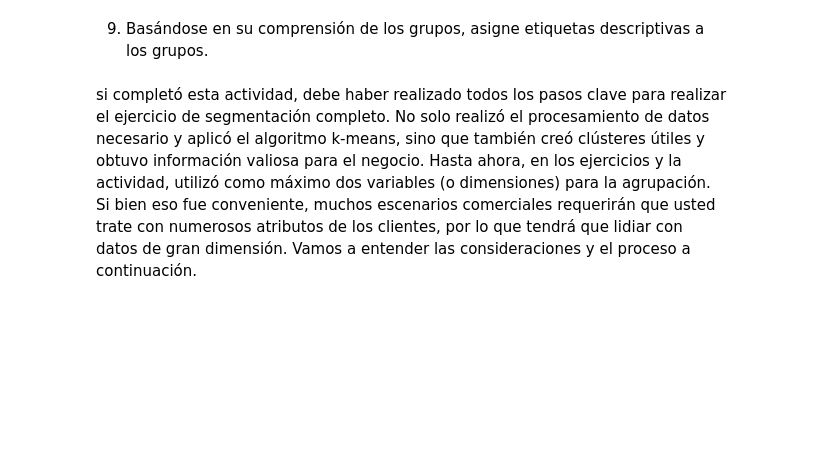
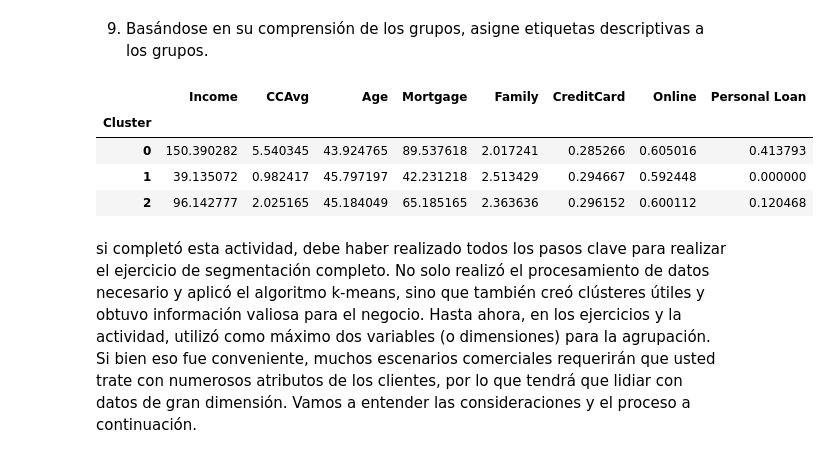
Before and after one commit to limspiga/customer-analytics, a Jupyter notebook: week-2a/customer_analytics_week_2a.ipynb, the cells around one changed output. Saved outputs shown, nothing was run; the diff lists cells and outputs as text; code cells hidden in the pictures; blank space fills up the shorter version.

```diff
--- a/week-2a/customer_analytics_week_2a.ipynb
+++ b/week-2a/customer_analytics_week_2a.ipynb
@@ -615,9 +663,14 @@ plt.show()
 
 9. Basándose en su comprensión de los grupos, asigne etiquetas descriptivas a los grupos.
 # %%
-sel_cols = ['Income', 'CCAvg', 'Age', 'Mortgage', 'Family', \
-            'CreditCard', 'Online', 'Personal Loan']
+sel_cols = ['Income', 'CCAvg', 'Age', 'Mortgage', 'Family', 'CreditCard', 'Online', 'Personal Loan']
 bank0.groupby('Cluster')[sel_cols].mean()
+# %% [output]
+|  | Income | CCAvg | Age | Mortgage | Family | CreditCard | Online | Personal Loan |
+| Cluster |  |  |  |  |  |  |  |  |
+| 0 | 150.390282 | 5.540345 | 43.924765 | 89.537618 | 2.017241 | 0.285266 | 0.605016 | 0.413793 |
+| 1 | 39.135072 | 0.982417 | 45.797197 | 42.231218 | 2.513429 | 0.294667 | 0.592448 | 0.000000 |
+| 2 | 96.142777 | 2.025165 | 45.184049 | 65.185165 | 2.363636 | 0.296152 | 0.600112 | 0.120468 |
 # %% [markdown]
 
 
```
Also changed, not shown: parts of 14 cells of this notebook.
